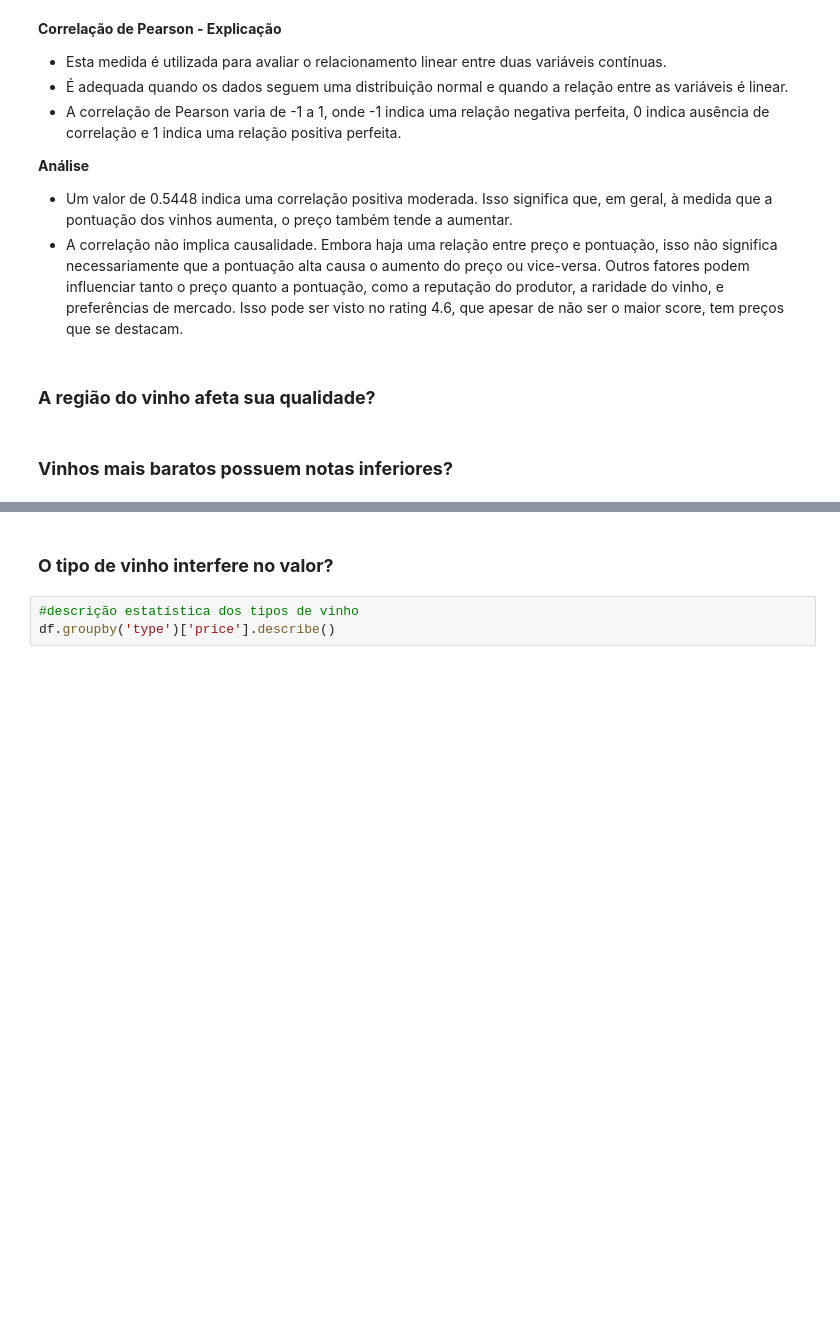
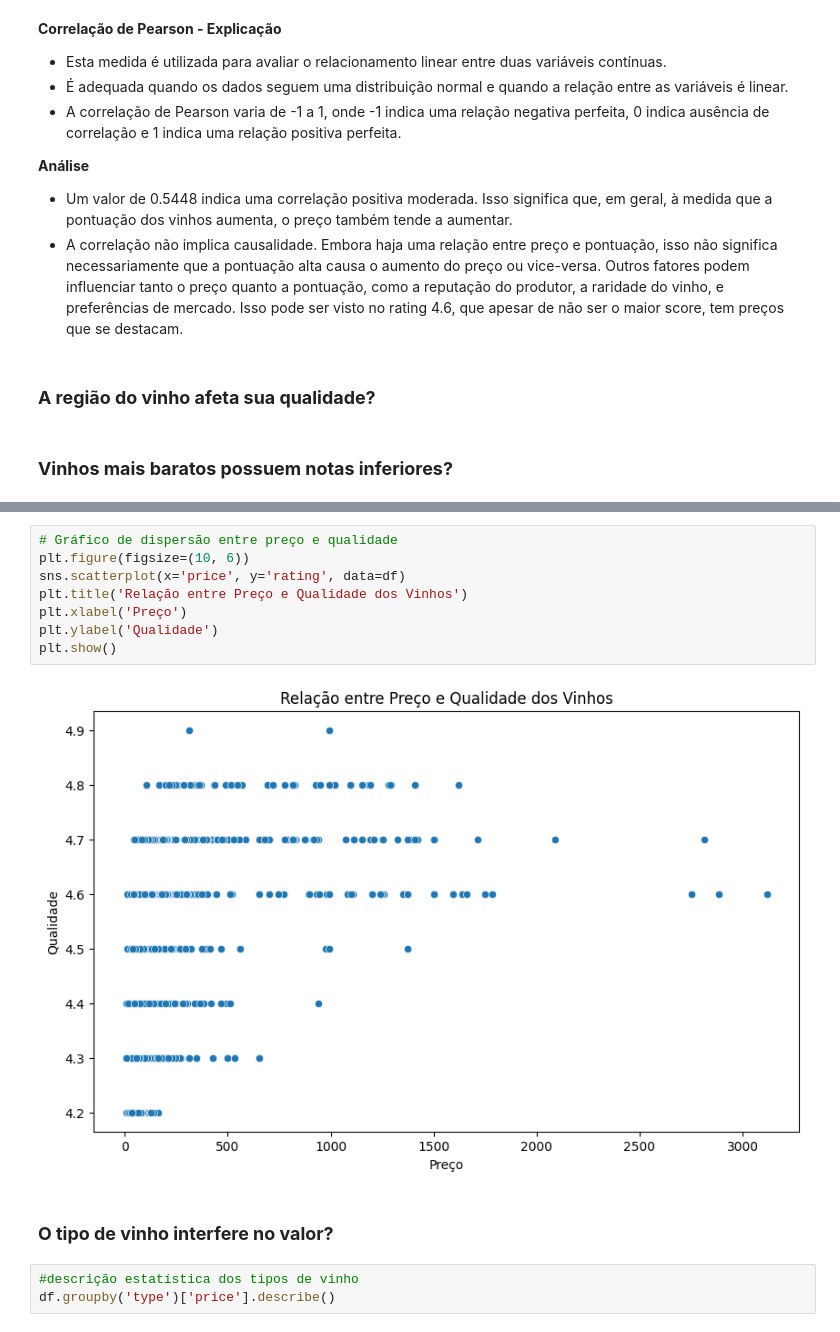
Before and after one commit to atlantico-academy/equipe3-2024.2, a Jupyter notebook: notebooks/01-exploratory_data_analysis.ipynb, the cells around one changed output, grey strips where cells are left out. Saved outputs shown, nothing was run; the diff lists cells and outputs as text; blank space fills up the shorter version.

Commit message:
feat: continuacao da extracao de dados e criacao da pasta imagem.

```diff
--- a/notebooks/01-exploratory_data_analysis.ipynb
+++ b/notebooks/01-exploratory_data_analysis.ipynb
@@ -136,3 +129,13 @@ Correlação entre qualidade e valor: 0.5448089035020968
+# %%
+# Gráfico de dispersão entre preço e qualidade
+plt.figure(figsize=(10, 6))
+sns.scatterplot(x='price', y='rating', data=df)
+plt.title('Relação entre Preço e Qualidade dos Vinhos')
+plt.xlabel('Preço')
+plt.ylabel('Qualidade')
+plt.show()
+# %% [output]
+[figure, added]
 # %% [markdown]
 ### **O tipo de vinho interfere no valor?**
 # %%
```
Also changed, not shown: parts of 23 cells of this notebook, 1 other file.
